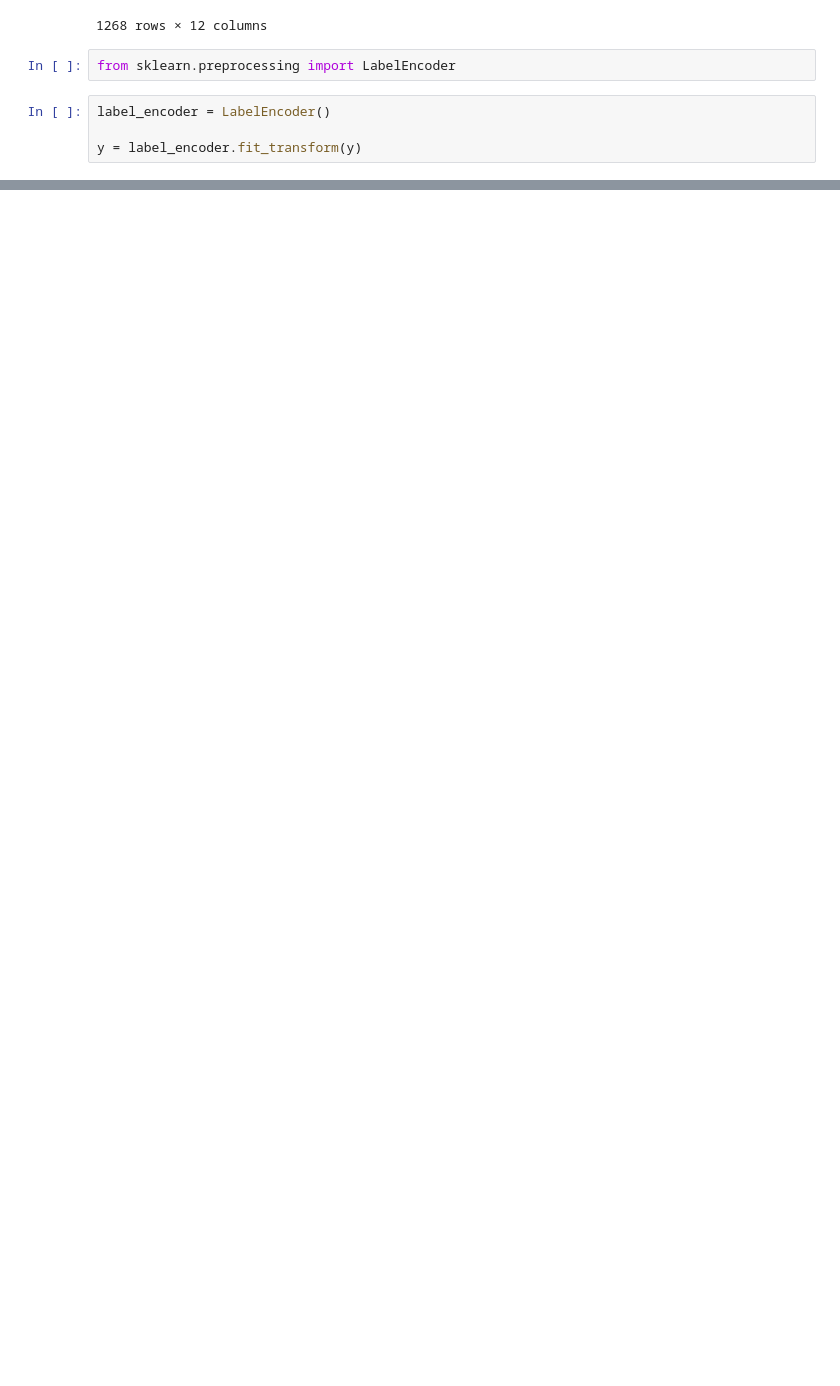
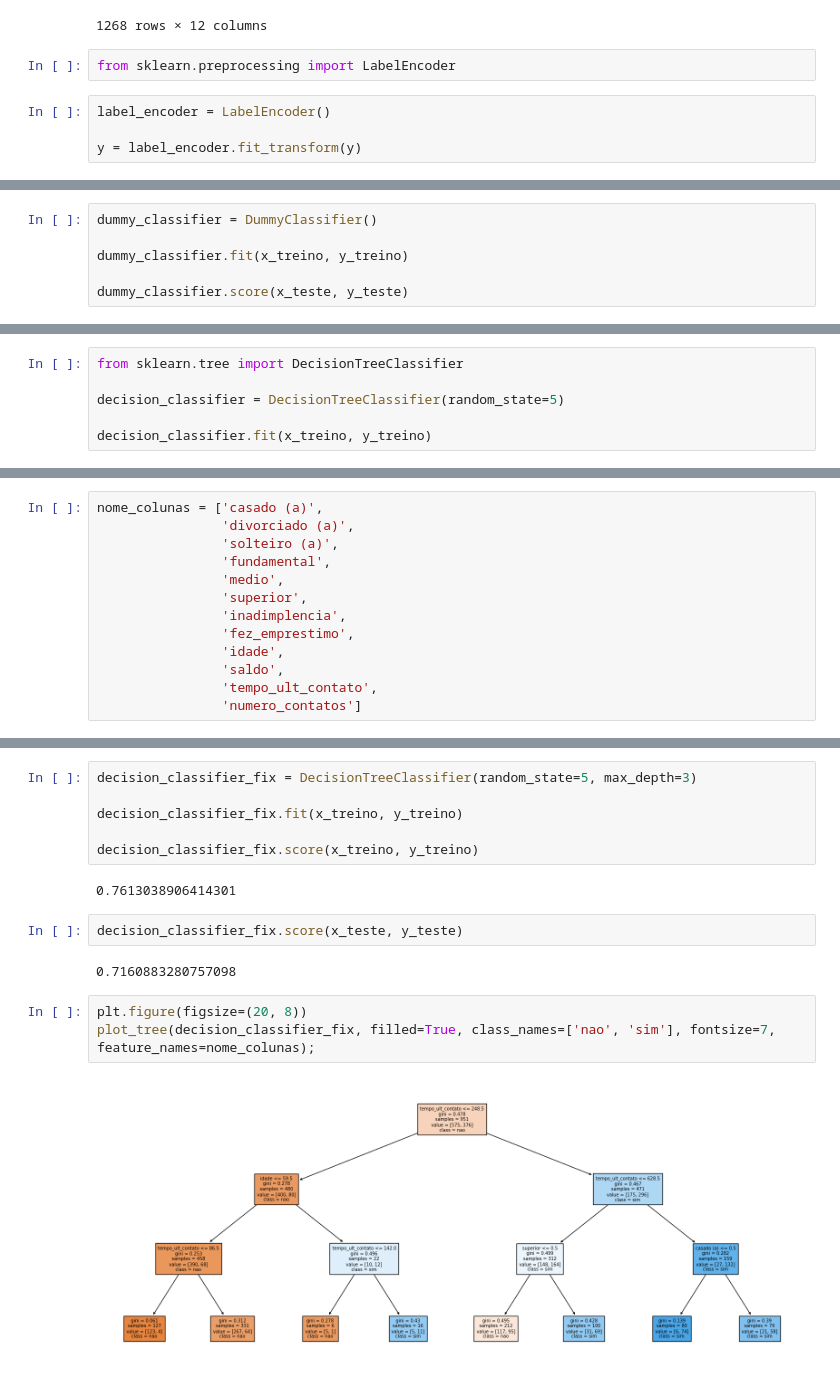
Before and after one commit to leokaos/python, a Jupyter notebook: CURSO APRENDENDO/AULA.ipynb, the cells around one changed output, grey strips where cells are left out. Drawn from its saved outputs; the diff is of its cells as text; blank space fills up the shorter version.

```diff
--- a/CURSO APRENDENDO/AULA.ipynb
+++ b/CURSO APRENDENDO/AULA.ipynb
@@ -91,0 +122,6 @@ array([1, 1, 0, ..., 1, 1, 1], dtype=int64)
+# %%
+dummy_classifier = DummyClassifier()
+
+dummy_classifier.fit(x_treino, y_treino)
+
+dummy_classifier.score(x_teste, y_teste)
@@ -91,0 +130,6 @@ array([1, 1, 0, ..., 1, 1, 1], dtype=int64)
+# %%
+from sklearn.tree import DecisionTreeClassifier
+
+decision_classifier = DecisionTreeClassifier(random_state=5)
+
+decision_classifier.fit(x_treino, y_treino)
@@ -91,0 +145,13 @@ array([1, 1, 0, ..., 1, 1, 1], dtype=int64)
+# %%
+nome_colunas = ['casado (a)',
+                'divorciado (a)',
+                'solteiro (a)',
+                'fundamental',
+                'medio',
+                'superior',
+                'inadimplencia',
+                'fez_emprestimo',
+                'idade',
+                'saldo',
+                'tempo_ult_contato',
+                'numero_contatos']
@@ -91,0 +167,17 @@ array([1, 1, 0, ..., 1, 1, 1], dtype=int64)
+# %%
+decision_classifier_fix = DecisionTreeClassifier(random_state=5, max_depth=3)
+
+decision_classifier_fix.fit(x_treino, y_treino)
+
+decision_classifier_fix.score(x_treino, y_treino)
+# %% [output]
+0.7613038906414301
+# %%
+decision_classifier_fix.score(x_teste, y_teste)
+# %% [output]
+0.7160883280757098
+# %%
+plt.figure(figsize=(20, 8))
+plot_tree(decision_classifier_fix, filled=True, class_names=['nao', 'sim'], fontsize=7, feature_names=nome_colunas);
+# %% [output]
+[figure, added]
```
Also changed, not shown: parts of 30 cells of this notebook, 5 other files.
